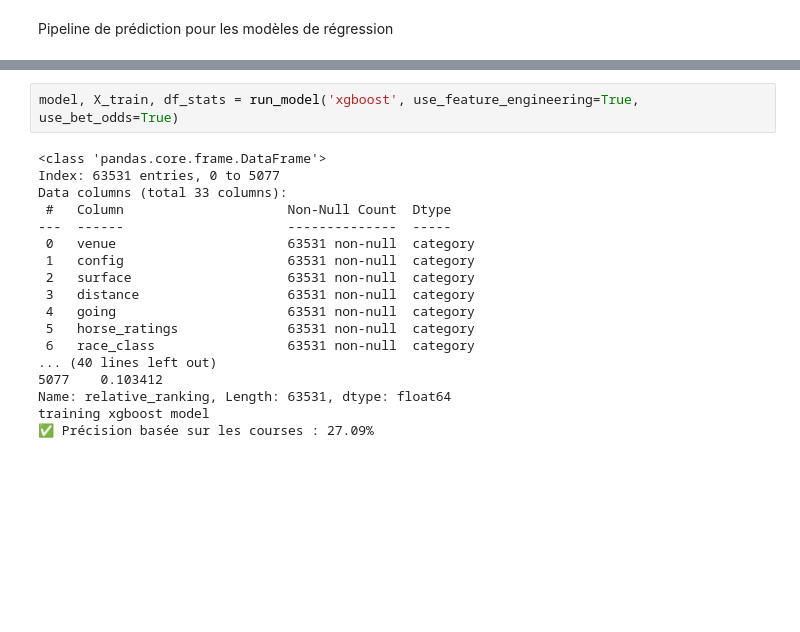
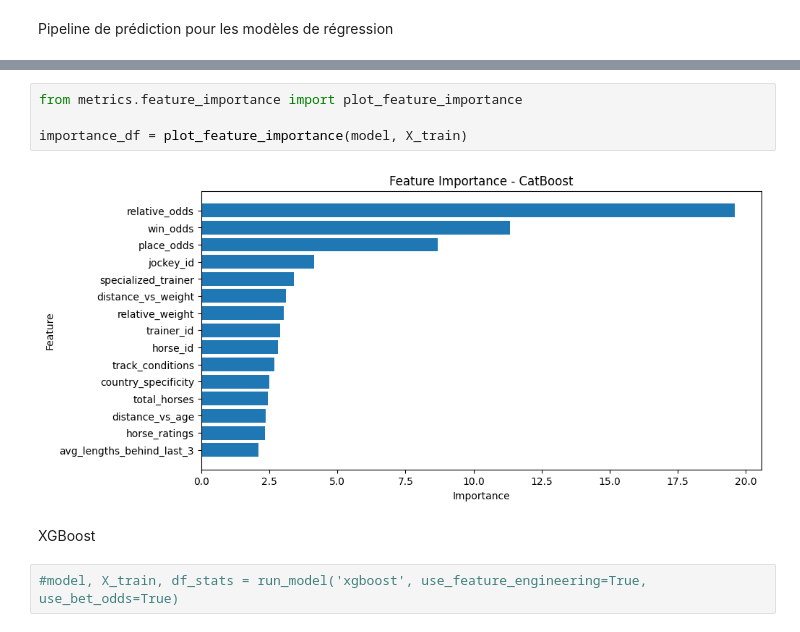
Before and after one commit to TLiemNGY/horse_racings, a Jupyter notebook: notebooks/run_full_regression_pipeline.ipynb, the cells around one changed output, grey strips where cells are left out. Saved outputs shown, nothing was run; the diff lists cells and outputs as text; blank space fills up the shorter version.

```diff
--- a/notebooks/run_full_regression_pipeline.ipynb
+++ b/notebooks/run_full_regression_pipeline.ipynb
@@ -59,23 +59,13 @@ df_stats.head(14)
+# %%
+from metrics.feature_importance import plot_feature_importance
+
+importance_df = plot_feature_importance(model, X_train)
+# %% [output]
+[figure, added]
+# %% [markdown]
+XGBoost
 # %%
-model, X_train, df_stats = run_model('xgboost', use_feature_engineering=True, use_bet_odds=True)
+#model, X_train, df_stats = run_model('xgboost', use_feature_engineering=True, use_bet_odds=True)
-# %% [output]
-<class 'pandas.core.frame.DataFrame'>
-Index: 63531 entries, 0 to 5077
-Data columns (total 33 columns):
- #   Column                     Non-Null Count  Dtype
----  ------                     --------------  -----
- 0   venue                      63531 non-null  category
- 1   config                     63531 non-null  category
- 2   surface                    63531 non-null  category
- 3   distance                   63531 non-null  category
- 4   going                      63531 non-null  category
- 5   horse_ratings              63531 non-null  category
- 6   race_class                 63531 non-null  category
-... (40 lines left out)
-5077    0.103412
-Name: relative_ranking, Length: 63531, dtype: float64
-training xgboost model
-✅ Précision basée sur les courses : 27.09%
 # %%
 df_stats.head(14)
 # %% [output]
```
Also changed, not shown: parts of 3 cells of this notebook, 12 other files.
